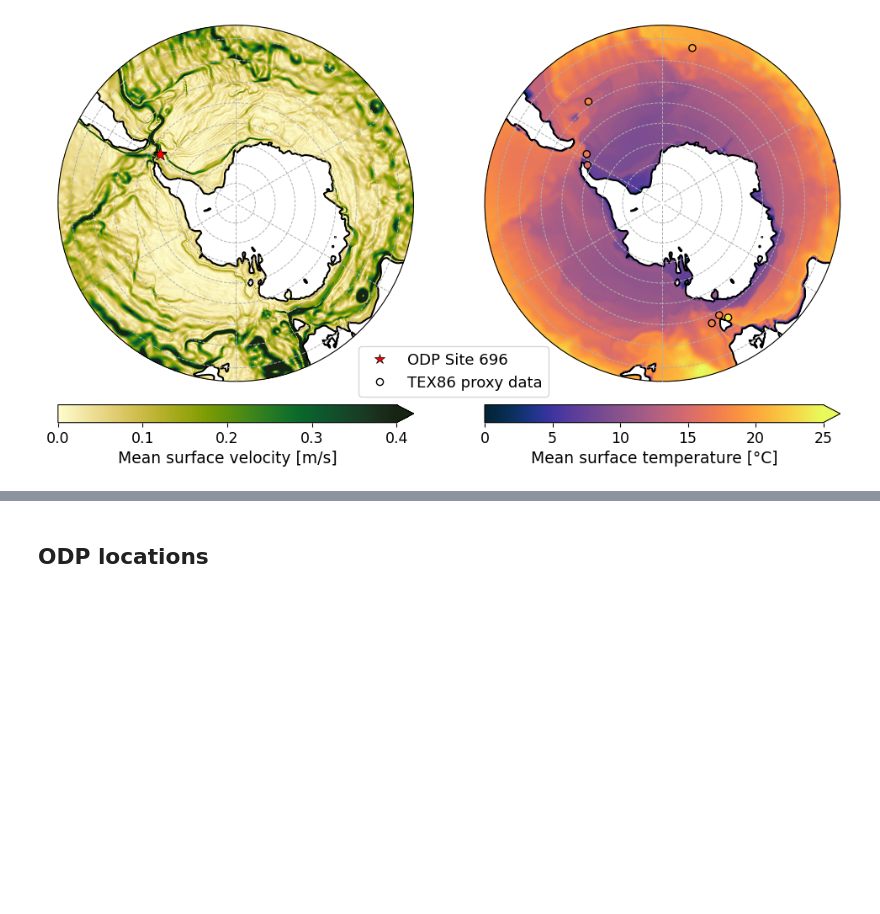
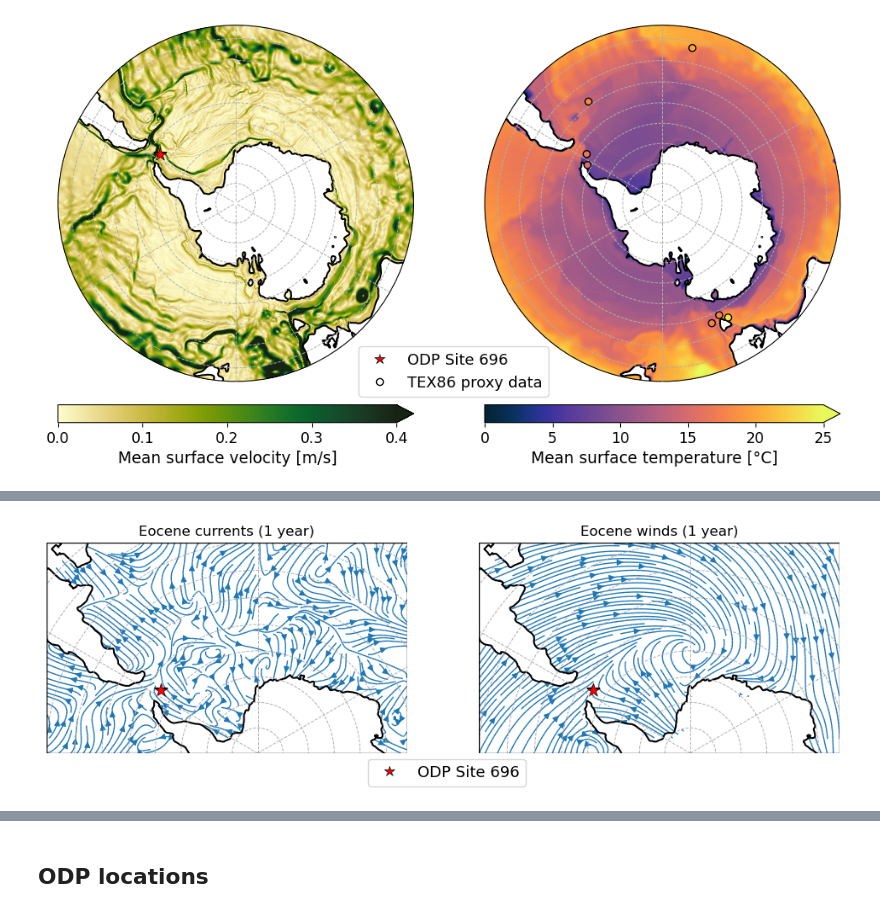
Before and after one commit to OceanParcels/MeltingIcebergs, a Jupyter notebook: plotting_files/PaperFigures-Other.ipynb, the cells around one changed output, grey strips where cells are left out. Drawn from its saved outputs; the diff is of its cells as text; code cells hidden in the pictures; blank space fills up the shorter version.

Commit message:
Update plotting files
Update plotting files to include new/adapted figures after review

```diff
--- a/plotting_files/PaperFigures-Other.ipynb
+++ b/plotting_files/PaperFigures-Other.ipynb
@@ -669,0 +672,3 @@ Saving figure...
+# %%
+### Load data
+files1y = sorted(glob(data_path_ocean_POP+'vars_first600m_eocene_2pic_pop_0038*.nc'))
@@ -669,0 +709,80 @@ Saving figure...
+# %%
+### Settings
+
+# Resample data for creating streamplot
+step = 100
+lons_c = lons[:1050:step, ::step]
+lats_c = lats[:1050:step, ::step]
+uvel_c = uvel1y[::step, ::step]
+vvel_c = vvel1y[::step, ::step]
+taux_c = taux1y[::step, ::step]
+tauy_c = tauy1y[::step, ::step]
+
+# Settings
+vals = [[uvel_c, vvel_c], [taux_c, tauy_c]]
+labels = ['currents', 'winds']
+# %%
+### Plot streamlines Eocene
+
+# General settings figure
+print(f'Start plotting...')
+fig, axes = plt.subplots(1, 2, subplot_kw={'projection': ccrs.SouthPolarStereo(central_longitude=0)}, figsize=(12,7.2))
+
+for val, lab, ax in zip(vals, labels, axes):
+    ax.set_title(f'Eocene {lab} (1 year)')
+
+    ax.set_extent([-90,45,-90,-50], ccrs.PlateCarree())
+
+    # Gridlines
+    # W/E
+    gl0 = ax.gridlines(linestyle='--', linewidth=.7, draw_labels=True, x_inline=False, y_inline=False, crs=ccrs.PlateCarree(), zorder=7)
+    gl0.xlocator = mticker.FixedLocator(np.arange(-180,180,60))
+    gl0.ylocator = mticker.FixedLocator([])
+    gl0.right_labels = False
+    gl0.bottom_labels = False
+    gl0.left_labels = False
+    gl0.top_labels = False
+
+    # S
+    gl2 = ax.gridlines(linestyle='--', linewidth=.7, draw_labels=True, x_inline=False, y_inline=False, crs=ccrs.PlateCarree(), zorder=7)
+    gl2.xlocator = mticker.FixedLocator([])
+    gl2.ylocator = mticker.FixedLocator(np.arange(-90,-25,5))
+    gl2.right_labels = False
+    gl2.bottom_labels = False
+    gl2.left_labels = False
+    gl2.top_labels = False
+    gl2.rotate_labels = False
+
+    # Coastlines
+    km = ax.contour(lons[:1050,:], lats[:1050,:], bath[:1050,:], levels=[0], transform=ccrs.PlateCarree(), colors='k', zorder=4)
+    for e in km.collections: # rasterise
+        e.set_rasterized(True)
+    ax.scatter(1, -78.3, transform=ccrs.PlateCarree(), color='white', zorder=4, s=11)
+    ax.contourf(lons[:1050,:], lats[:1050,:], bath[:1050,:], levels=[0,2000], transform=ccrs.PlateCarree(), colors='white', zorder=3)
+
+    # ODP 696
+    ax.scatter(x696_le, y696_le, color='r', marker='*', s=140, edgecolors='k', linewidths=.5, transform=ccrs.PlateCarree(), zorder=6)
+
+    # Plot model data
+    strmp = ax.streamplot(lons_c[:,:], lats_c[:,:], val[0][:,:], val[1][:,:], transform=ccrs.PlateCarree(),
+                      density=2, linewidth=1, arrowsize=1, zorder=2)
+
+    ax.spines['geo'].set_visible(False)
+    outline = Rectangle((ax.get_xlim()[0], ax.get_ylim()[0]),
+                width=ax.get_xlim()[1] - ax.get_xlim()[0],
+                height=ax.get_ylim()[1] - ax.get_ylim()[0],
+                fill=False, transform=ax.transData,
+                edgecolor='black', linewidth=1, zorder=10)
+    ax.add_patch(outline)
+
+# Legend
+handles, labels = ax.get_legend_handles_labels()
+ODP = Line2D([0], [0], label='ODP Site 696', marker='*', markersize=np.sqrt(75),
+             markeredgecolor='k', markerfacecolor='r', markeredgewidth=.5, linestyle='')
+handles.append(ODP)
+ax.legend(handles=handles, loc='upper right', bbox_to_anchor=(0.15, 0.01), fontsize=13)
+
+print(f'Saving figure...')
+plt.savefig('{OPTIONAL_path_to_designated_folder}/FEStreamlinesEocene.pdf', dpi=300, bbox_inches='tight')
+plt.show()
+# %% [output]
@@ -669,0 +791 @@ Saving figure...
+[figure, added]
```
Also changed, not shown: parts of 18 cells of this notebook, 3 other files.
